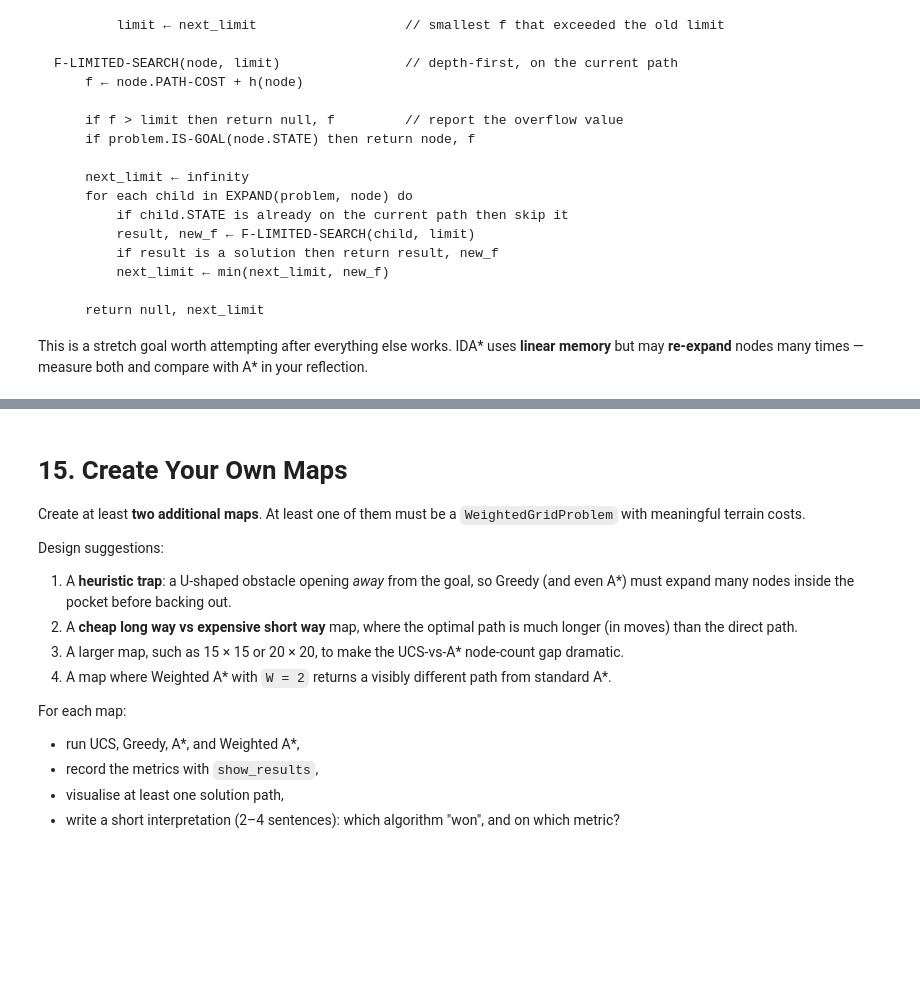
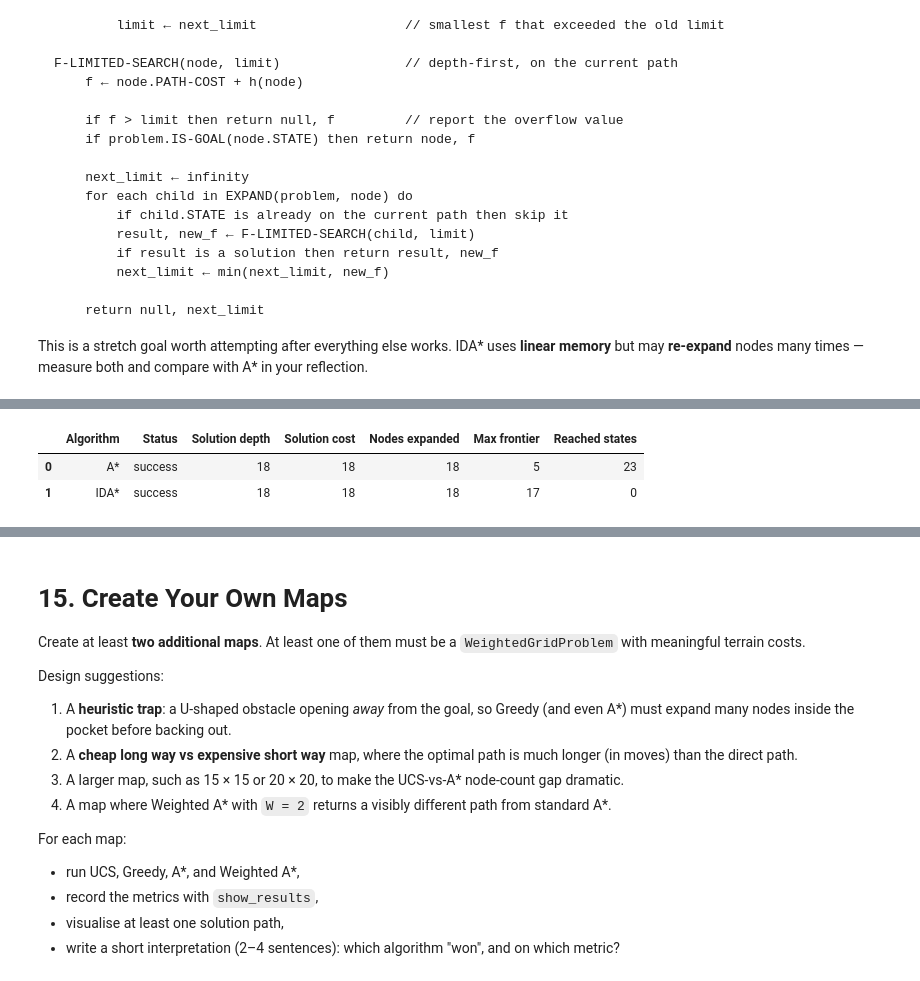
Before and after one commit to JoshuaHanson69/Joshua_Hanson_Lab1, a Jupyter notebook: Lab_1_Part_B.ipynb, the cells around one changed output, grey strips where cells are left out. Drawn from its saved outputs; the diff is of its cells as text; code cells hidden in the pictures; blank space fills up the shorter version.

Commit message:
Added IDA*and A* bonus and comparison

````diff
--- a/Lab_1_Part_B.ipynb
+++ b/Lab_1_Part_B.ipynb
@@ -1108,3 +1108,11 @@ F-LIMITED-SEARCH(node, limit)                // depth-first, on the current path
 ```
 
 This is a stretch goal worth attempting after everything else works. IDA\* uses **linear memory** but may **re-expand** nodes many times — measure both and compare with A\* in your reflection.
+# %%
+def state_is_on_path(node, state):
+    current = node
+    while current is not None:
+        if current.state == state:
+            return True
+        current = current.parent
+    return False
@@ -1111,28 +1123,99 @@ This is a stretch goal worth attempting after everything else works. IDA\* uses
 # %%
 class IDAStarSearch(SearchAlgorithm):
     algorithm_name = "IDA*"
 
     def __init__(self, heuristic):
         self.heuristic = heuristic
 
     def search(self, problem: Problem, max_iterations: int = 200) -> SearchResult:
         # TODO 9 (BONUS, optional):
         # Implement IDA* following the pseudocode guide above.
         #
         # Requirements:
         # 1. Start with limit = h(initial state).
         # 2. Each iteration performs a recursive f-limited depth-first search
         #    that uses path-cycle checking (reuse the idea from DLS in Part A:
         #    skip a child whose state already appears on the current path).
         # 3. Track total nodes_expanded across all iterations and the maximum
         #    recursion depth as max_frontier_size.
         # 4. Keep an iteration log of (limit, outcome) pairs in
         #    SearchResult.iterations.
         # 5. Return status "success", "failure" (next limit is infinity), or
         #    "cutoff" (max_iterations reached).
-        raise NotImplementedError("Complete IDAStarSearch.search (bonus)")
+        initial_node = Node(state=problem.initial_state())
+        limit = self.heuristic(initial_node.state, problem.goal)
+        total_nodes_expanded = 0
+        max_frontier_depth = 0
+        iterations_log = []
+
+        def state_is_on_path(node, state):
+            current = node
+            while current is not None:
+                if current.state == state:
+                    return True
+                current = current.parent
+            return False
+
+        def f_limited(node, limit):
+            nonlocal total_nodes_expanded, max_frontier_depth
+            f_value = node.path_cost + self.heuristic(node.state, problem.goal)
+            if f_value > limit:
+                return None, f_value
+            if problem.is_goal(node.state):
+                return node, f_value
+            total_nodes_expanded += 1
+            max_frontier_depth = max(max_frontier_depth, node.depth)
+            min_excess = float('inf')
+            for child in self.expand(problem, node):
+                if state_is_on_path(node, child.state):
+                    continue
+                result, child_f = f_limited(child, limit)
+                if result is not None:
+                    return result, child_f
+                min_excess = min(min_excess, child_f)
+            return None, min_excess
+
+        for iteration in range(max_iterations):
+            result, next_limit = f_limited(initial_node, limit)
+            iterations_log.append({"limit": limit, "next_limit": next_limit})
+            if result is not None:
+                return SearchResult(
+                    algorithm=self.algorithm_name,
+                    status="success",
+                    solution=result,
+                    nodes_expanded=total_nodes_expanded,
+                    max_frontier_size=max_frontier_depth,
+                    reached_count=0,
+                    iterations=iterations_log,
+                )
+            if next_limit == float('inf'):
+                return SearchResult(
+                    algorithm=self.algorithm_name,
+                    status="failure",
+                    solution=None,
+                    nodes_expanded=total_nodes_expanded,
+                    max_frontier_size=max_frontier_depth,
+                    reached_count=0,
+                    iterations=iterations_log,
+                )
+            limit = next_limit
+
+        return SearchResult(
+            algorithm=self.algorithm_name,
+            status="cutoff",
+            solution=None,
+            nodes_expanded=total_nodes_expanded,
+            max_frontier_size=max_frontier_depth,
+            reached_count=0,
+            iterations=iterations_log,
+            limit=limit,
+        )
 
 
 # After completing the bonus, compare IDA* with A* here:
-# ida = IDAStarSearch(manhattan_distance)
-# show_results([astar.search(uniform_problem), ida.search(uniform_problem)])
+ida = IDAStarSearch(manhattan_distance)
+show_results([astar.search(uniform_problem), ida.search(uniform_problem)])
+# %% [output]
+|  | Algorithm | Status | Solution depth | Solution cost | Nodes expanded | Max frontier | Reached states |
+| 0 | A* | success | 18 | 18 | 18 | 5 | 23 |
+| 1 | IDA* | success | 18 | 18 | 18 | 17 | 0 |
````
Also changed, not shown: parts of 8 cells of this notebook.
